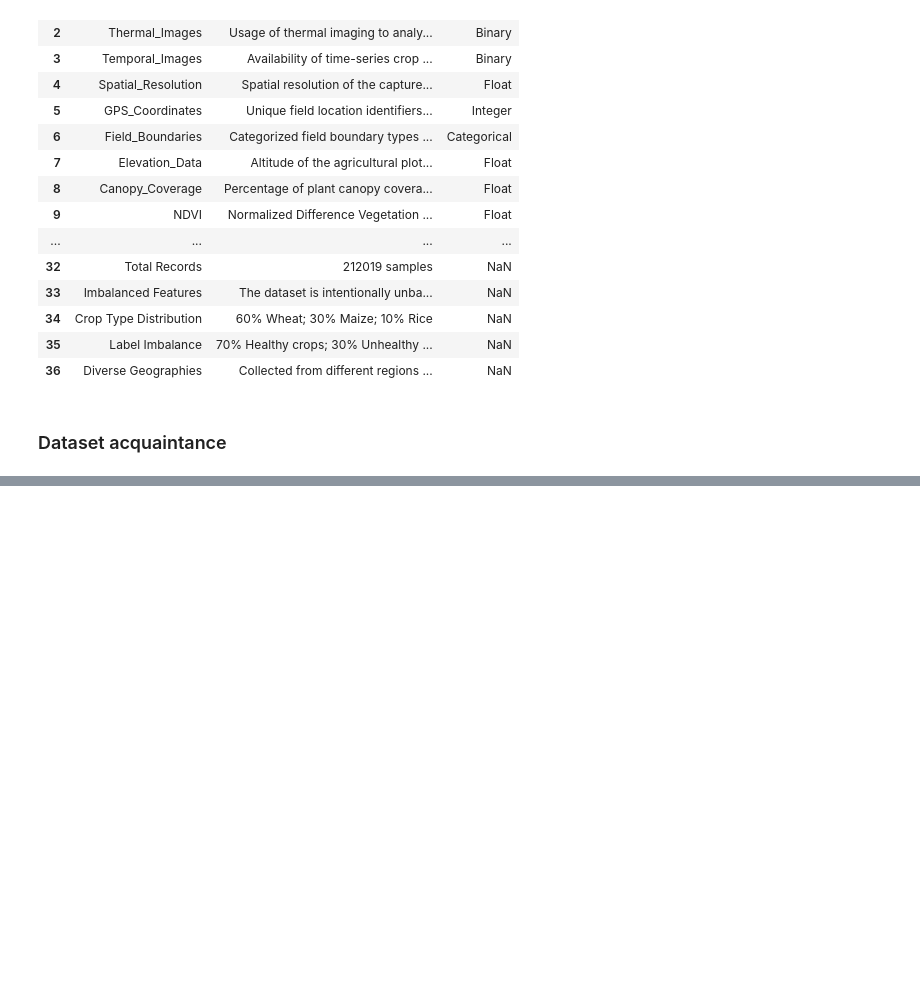
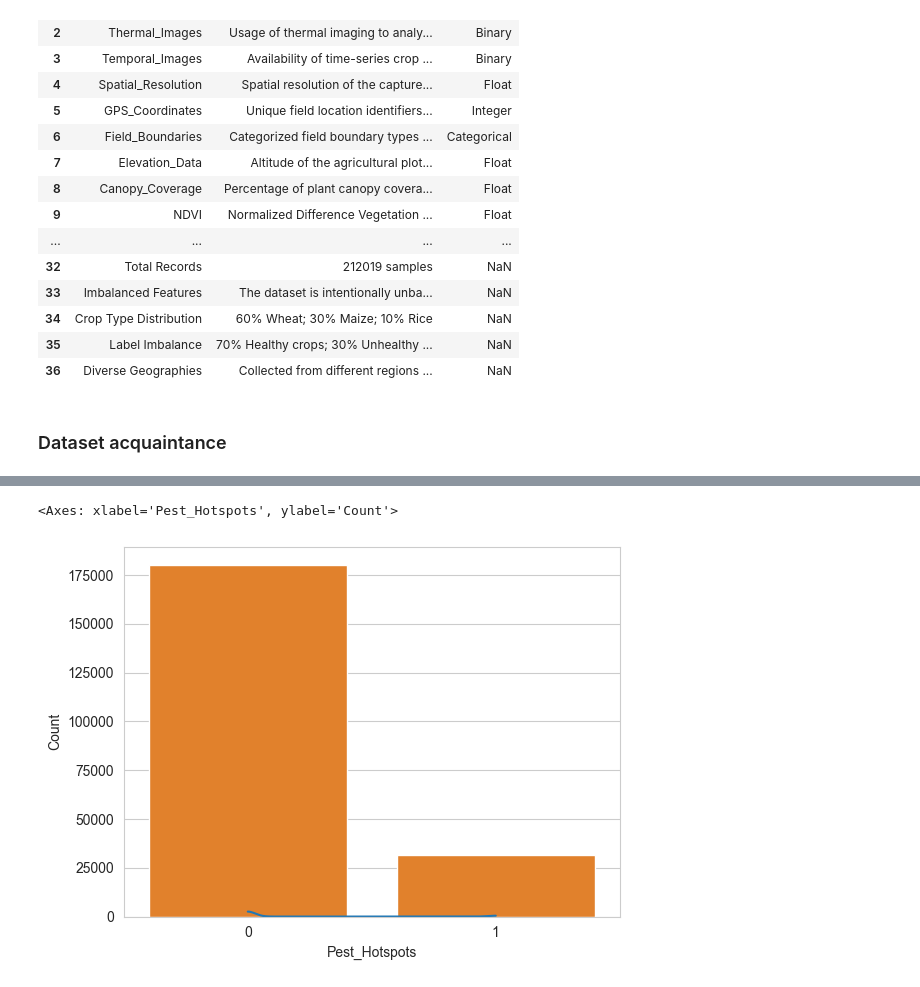
Before and after one commit to eloiherman/CropDiseasePredictor, a Jupyter notebook: code/drafts/dataset_acquaintance.ipynb, the cells around one changed output, grey strips where cells are left out. Drawn from its saved outputs; the diff is of its cells as text; code cells hidden in the pictures; blank space fills up the shorter version.

```diff
--- a/code/drafts/dataset_acquaintance.ipynb
+++ b/code/drafts/dataset_acquaintance.ipynb
@@ -64,0 +108,8 @@ Index(['High_Resolution_RGB', 'Multispectral_Images', 'Thermal_Images',
+# %%
+# histogram for pest hotspots
+
+sns.histplot(df["Pest_Hotspots"], kde=True)
+sns.countplot(x="Pest_Hotspots", data=df)
+# %% [output]
+<Axes: xlabel='Pest_Hotspots', ylabel='Count'>
+[figure, added]
```
Also changed, not shown: parts of 8 cells of this notebook.
